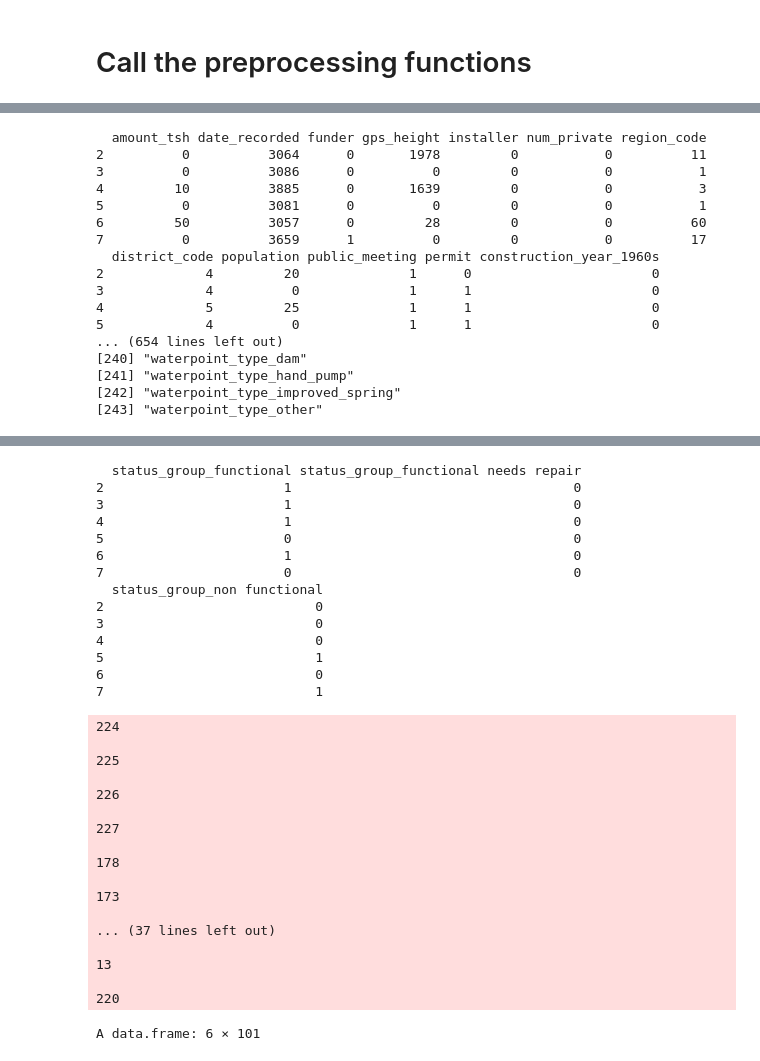
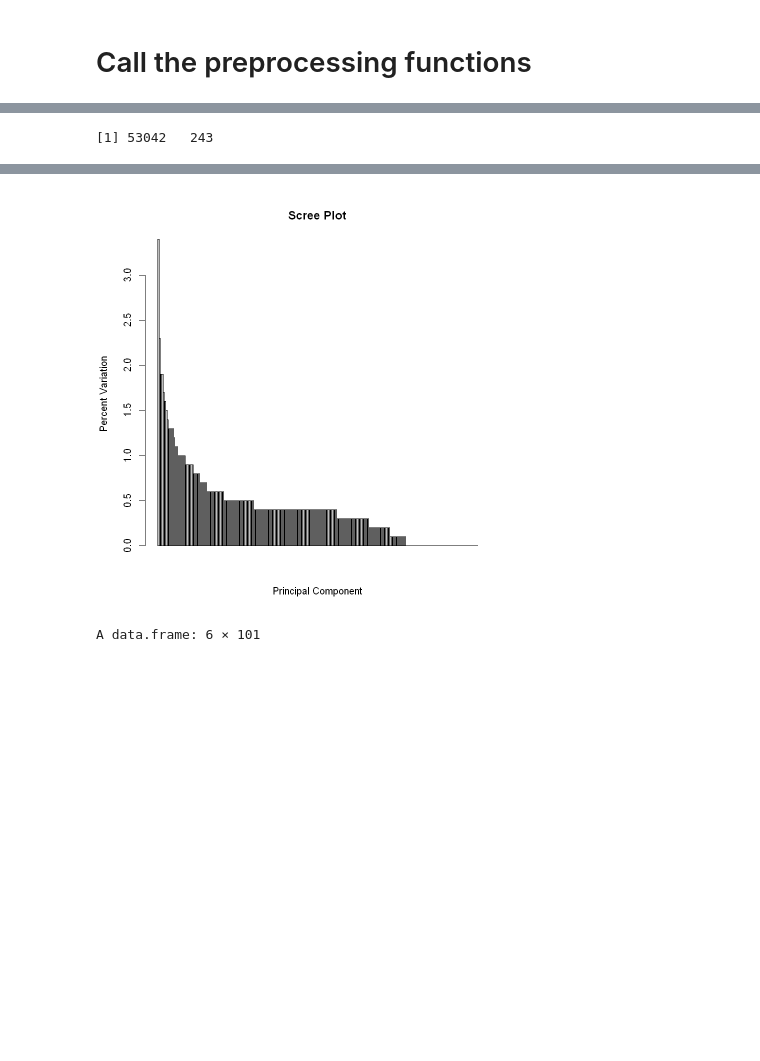
Before and after one commit to miromatagne/Driven-Data-Competition, a Jupyter notebook: ReportTemplate.ipynb, the cells around one changed output, grey strips where cells are left out. Drawn from its saved outputs; the diff is of its cells as text; code cells hidden in the pictures; blank space fills up the shorter version.

```diff
--- a/ReportTemplate.ipynb
+++ b/ReportTemplate.ipynb
@@ -1141,7 +1137,7 @@ preprocess_test2 <- function(df) {
 }
 # %%
 #data_preproc <- preprocess_training(data)
-data_preproc <- preprocess_training(data)
+data_preproc <- preprocess_training2(data)
 #save(data_preproc, file = "data_preproc.Rdata")
 # %% [output]
 Warning message in model.matrix.default(~x - 1, model.frame(~x - 1), contrasts = FALSE):
@@ -1164,17 +1160 @@ Warning message in model.matrix.default(~x - 1, model.frame(~x - 1), contrasts =
-  amount_tsh date_recorded funder gps_height installer num_private region_code
-2          0          3064      0       1978         0           0          11
-3          0          3086      0          0         0           0           1
-4         10          3885      0       1639         0           0           3
-5          0          3081      0          0         0           0           1
-6         50          3057      0         28         0           0          60
-7          0          3659      1          0         0           0          17
-  district_code population public_meeting permit construction_year_1960s
-2             4         20              1      0                       0
-3             4          0              1      1                       0
-4             5         25              1      1                       0
-5             4          0              1      1                       0
-... (654 lines left out)
-[240] "waterpoint_type_dam"
-[241] "waterpoint_type_hand_pump"
-[242] "waterpoint_type_improved_spring"
-[243] "waterpoint_type_other"
+[1] 53042   243
@@ -1183,34 +1161,4 @@ Warning message in model.matrix.default(~x - 1, model.frame(~x - 1), contrasts =
-  status_group_functional status_group_functional needs repair
-2                       1                                    0
-3                       1                                    0
-4                       1                                    0
-5                       0                                    0
-6                       1                                    0
-7                       0                                    0
-  status_group_non functional
-2                           0
-3                           0
-4                           0
-5                           1
-6                           0
-7                           1
-224
-
-225
-
-226
-
-227
-
-178
-
-173
-
-... (37 lines left out)
-
-13
-
-220
+[figure, added]
 # %%
 head(data_preproc)
 dim(data_preproc)
```
Also changed, not shown: parts of 8 cells of this notebook, 2 other files.
